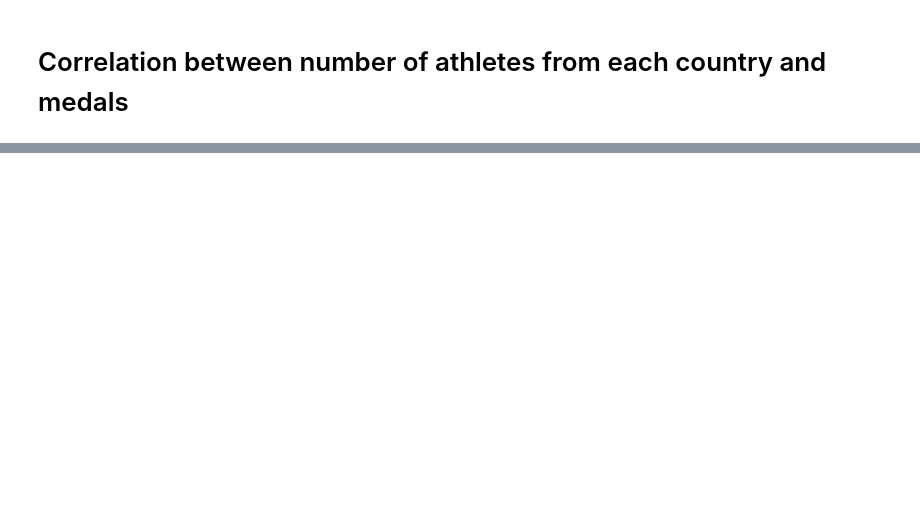
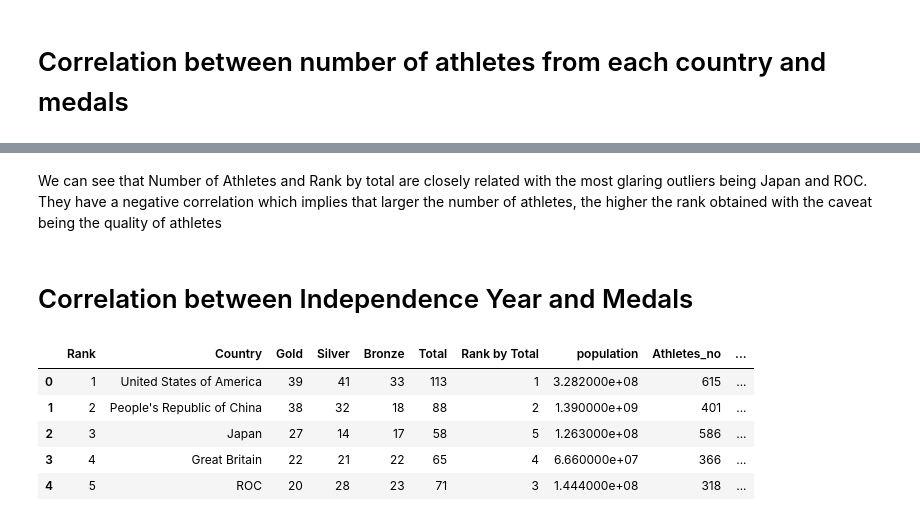
Before and after one commit to tejasrajanna/PredictThis_Olympics, a Jupyter notebook: Assignment1.ipynb, the cells around one changed output, grey strips where cells are left out. Saved outputs shown, nothing was run; the diff lists cells and outputs as text; code cells hidden in the pictures; blank space fills up the shorter version.

```diff
--- a/Assignment1.ipynb
+++ b/Assignment1.ipynb
@@ -330,0 +343,15 @@ fig.show()
+# %% [markdown]
+We can see that Number of Athletes and Rank by total are closely related with the most glaring outliers being Japan and ROC.
+They have a negative correlation which implies that larger the number of athletes, the higher the rank obtained with the caveat being the quality of athletes
+# %% [markdown]
+# Correlation between Independence Year and Medals
+# %%
+df_medals['independence year']= df_medals["Country"].map(df_custom.set_index('Country')['Independence year'])
+df_medals.head()
+# %% [output]
+|  | Rank | Country | Gold | Silver | Bronze | Total | Rank by Total | population | Athletes_no | ... |
+| 0 | 1 | United States of America | 39 | 41 | 33 | 113 | 1 | 3.282000e+08 | 615 | ... |
+| 1 | 2 | People's Republic of China | 38 | 32 | 18 | 88 | 2 | 1.390000e+09 | 401 | ... |
+| 2 | 3 | Japan | 27 | 14 | 17 | 58 | 5 | 1.263000e+08 | 586 | ... |
+| 3 | 4 | Great Britain | 22 | 21 | 22 | 65 | 4 | 6.660000e+07 | 366 | ... |
+| 4 | 5 | ROC | 20 | 28 | 23 | 71 | 3 | 1.444000e+08 | 318 | ... |
```
Also changed, not shown: parts of 23 cells of this notebook.
